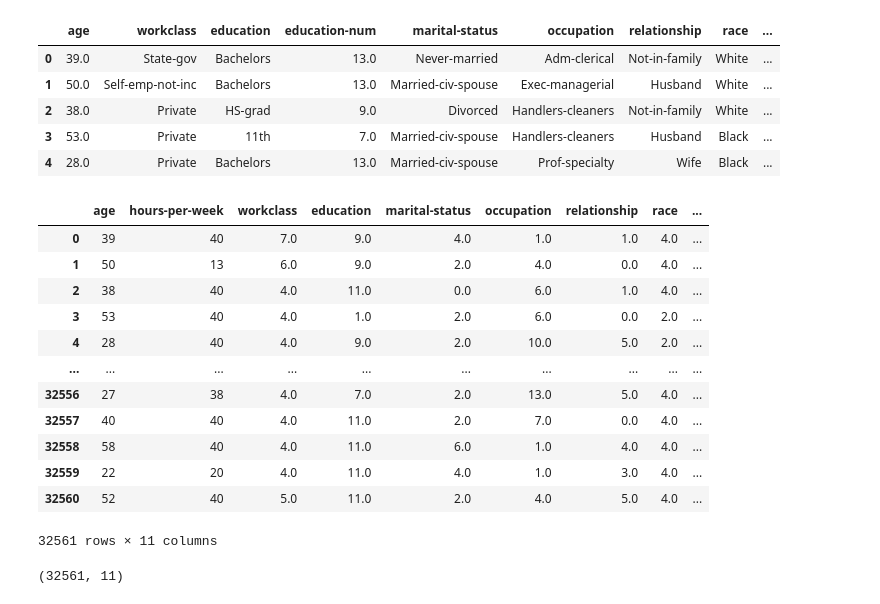
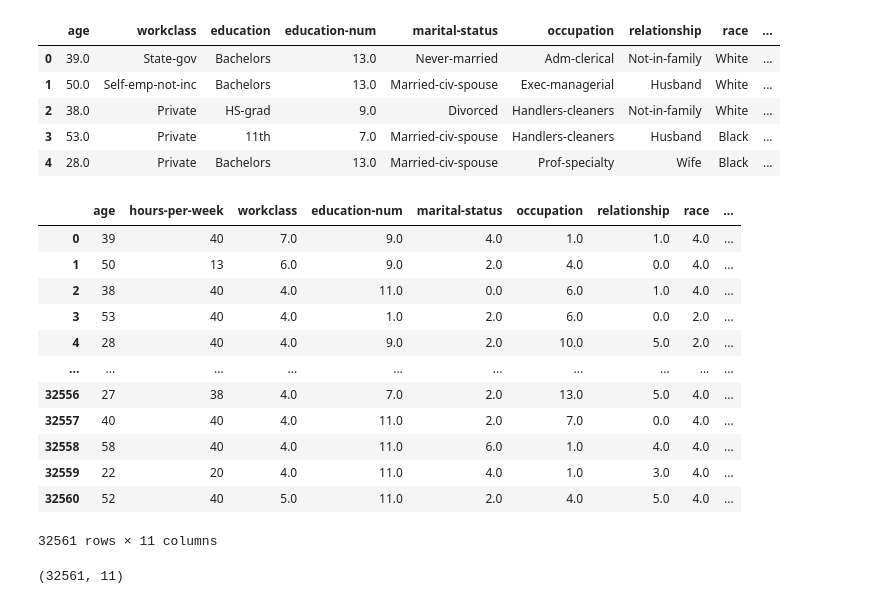
Before and after one commit to jkapoor18/Adult_census_Income, a Jupyter notebook: notebook/census (1).ipynb, the cells around one changed output. Saved outputs shown, nothing was run; the diff lists cells and outputs as text; code cells hidden in the pictures.

```diff
--- a/notebook/census (1).ipynb
+++ b/notebook/census (1).ipynb
@@ -390,26 +390,26 @@ new_df.head()
 # %%
 from sklearn.preprocessing import OrdinalEncoder
 encoder = OrdinalEncoder()
 #data.drop('salary',axis=1,inplace=True)
 
 from sklearn.compose import make_column_selector as selector
 
 categorical_columns_selector = selector(dtype_include=object)
 categorical_columns = categorical_columns_selector(data)
 data_categorical = data[categorical_columns]
 data_categorical.head()
 
 
 data_encoded = encoder.fit_transform(data_categorical)
 
-a = pd.DataFrame(data_encoded,columns=['workclass', 'education', 'marital-status', 'occupation',
+a = pd.DataFrame(data_encoded,columns=['workclass', 'education-num', 'marital-status', 'occupation',
        'relationship', 'race', 'sex', 'country','salary'])
 b = data[['age','hours-per-week']]
 #c=data['hours-per-week']
 new_df = pd.concat([b,a],axis=1)
 new_df
 # %% [output]
-|  | age | hours-per-week | workclass | education | marital-status | occupation | relationship | race | ... |
+|  | age | hours-per-week | workclass | education-num | marital-status | occupation | relationship | race | ... |
 | 0 | 39 | 40 | 7.0 | 9.0 | 4.0 | 1.0 | 1.0 | 4.0 | ... |
 | 1 | 50 | 13 | 6.0 | 9.0 | 2.0 | 4.0 | 0.0 | 4.0 | ... |
 | 2 | 38 | 40 | 4.0 | 11.0 | 0.0 | 6.0 | 1.0 | 4.0 | ... |
```
Also changed, not shown: parts of 17 cells of this notebook, 5 other files.
